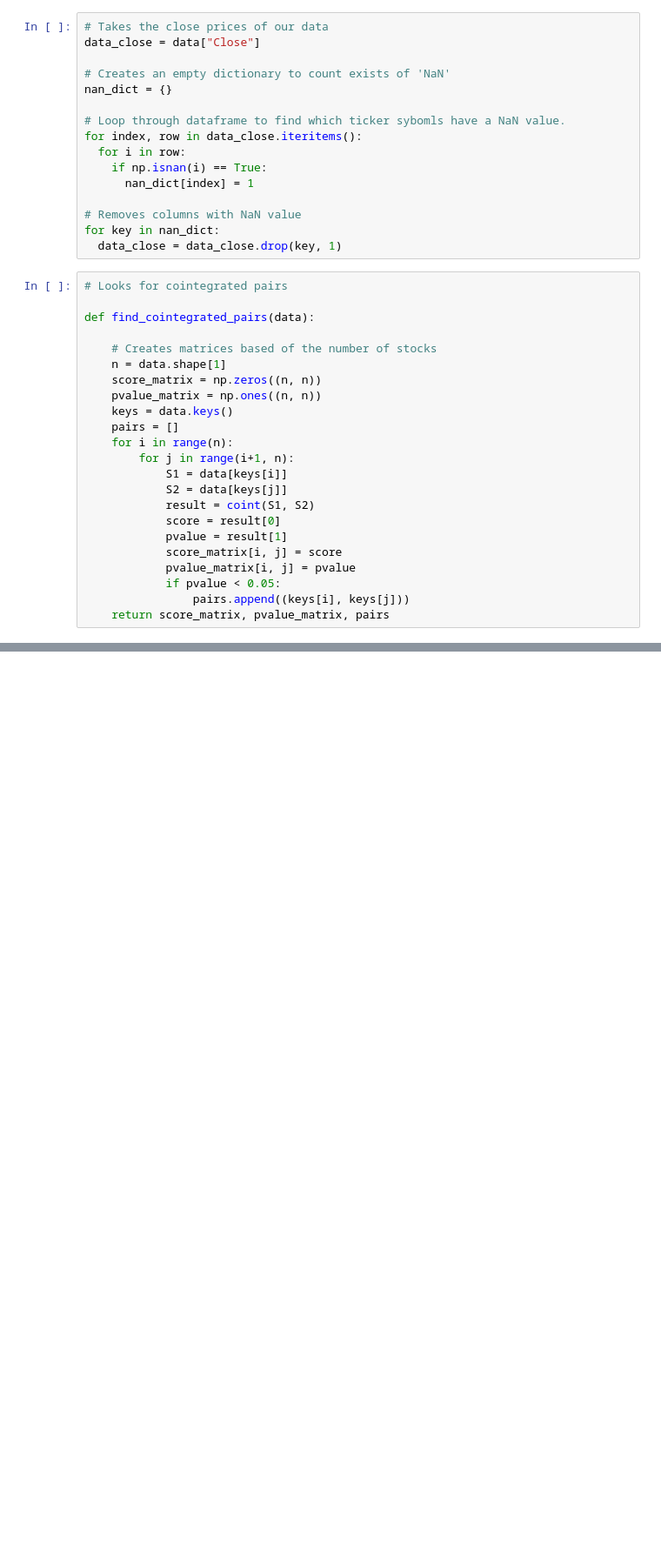
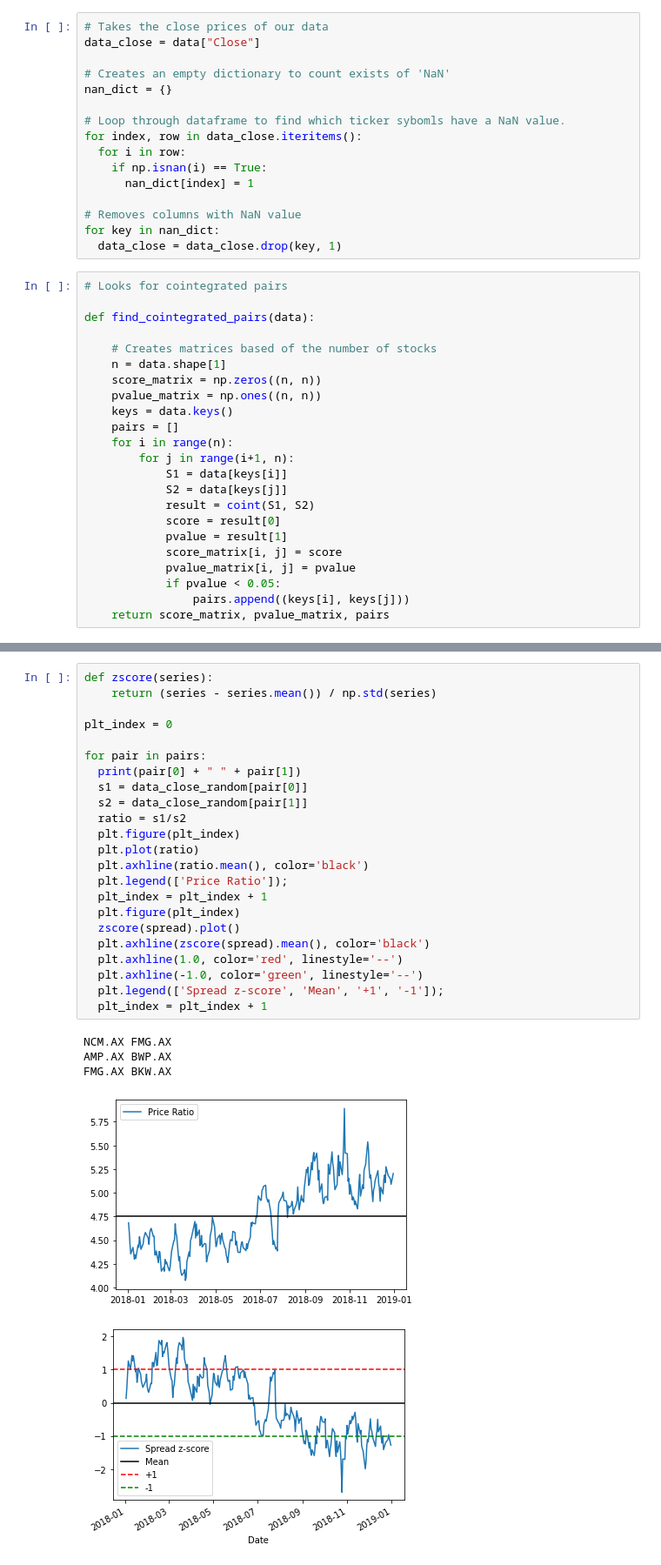
Before and after one commit to timbyles/ASX-Cointegration, a Jupyter notebook: Pairs_Trading_V2.ipynb, the cells around one changed output, grey strips where cells are left out. Shown: that part at 87% size. Cells and saved outputs as stored; diff of their text form; blank space fills up the shorter version.

```diff
--- a/Pairs_Trading_V2.ipynb
+++ b/Pairs_Trading_V2.ipynb
@@ -91,0 +130,29 @@ print(pairs)
+# %%
+def zscore(series):
+    return (series - series.mean()) / np.std(series)
+
+plt_index = 0
+
+for pair in pairs:
+  print(pair[0] + " " + pair[1])
+  s1 = data_close_random[pair[0]]
+  s2 = data_close_random[pair[1]]
+  ratio = s1/s2
+  plt.figure(plt_index)
+  plt.plot(ratio)
+  plt.axhline(ratio.mean(), color='black')
+  plt.legend(['Price Ratio']);
+  plt_index = plt_index + 1
+  plt.figure(plt_index)
+  zscore(spread).plot()
+  plt.axhline(zscore(spread).mean(), color='black')
+  plt.axhline(1.0, color='red', linestyle='--')
+  plt.axhline(-1.0, color='green', linestyle='--')
+  plt.legend(['Spread z-score', 'Mean', '+1', '-1']);
+  plt_index = plt_index + 1
+# %% [output]
+NCM.AX FMG.AX
+AMP.AX BWP.AX
+FMG.AX BKW.AX
+[figure, added]
+[figure, added]
```
Also changed, not shown: parts of 8 cells of this notebook.
